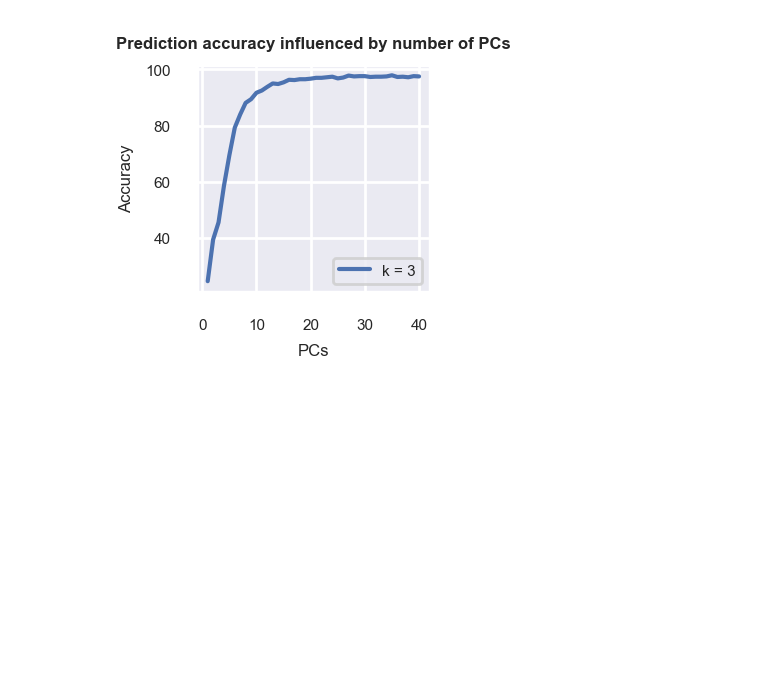
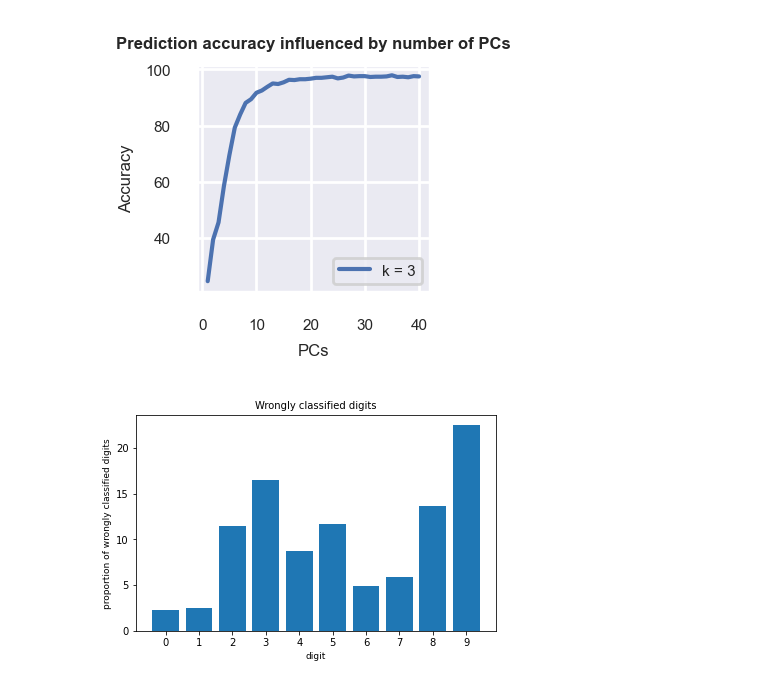
Before and after one commit to datascience-mobi-2022/2022-topic-01-team-02, a Jupyter notebook: code_report_test.ipynb, the cells around one changed output. Saved outputs shown, nothing was run; the diff lists cells and outputs as text; code cells hidden in the pictures; blank space fills up the shorter version.

```diff
--- a/code_report_test.ipynb
+++ b/code_report_test.ipynb
@@ -63,3 +63,7 @@ vis.heatmap_k_PC(precise_val_arr, range(27, 36), range(3,6), large=False, small=
 vis.acc_PCs()
 # %% [output]
 [figure]
+# %%
+vis.barplot_false_digits()
+# %% [output]
+[figure, added]
```
Also changed, not shown: 2 other files.
